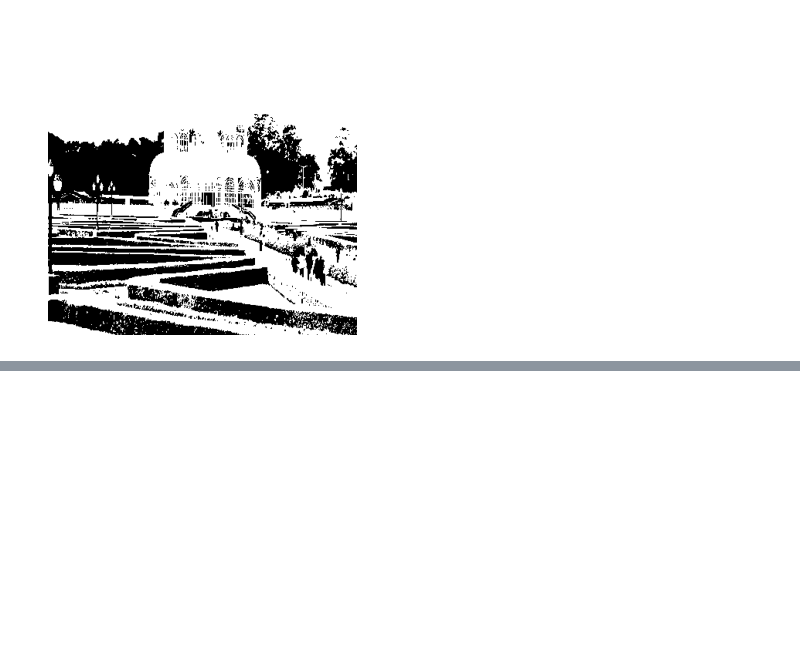
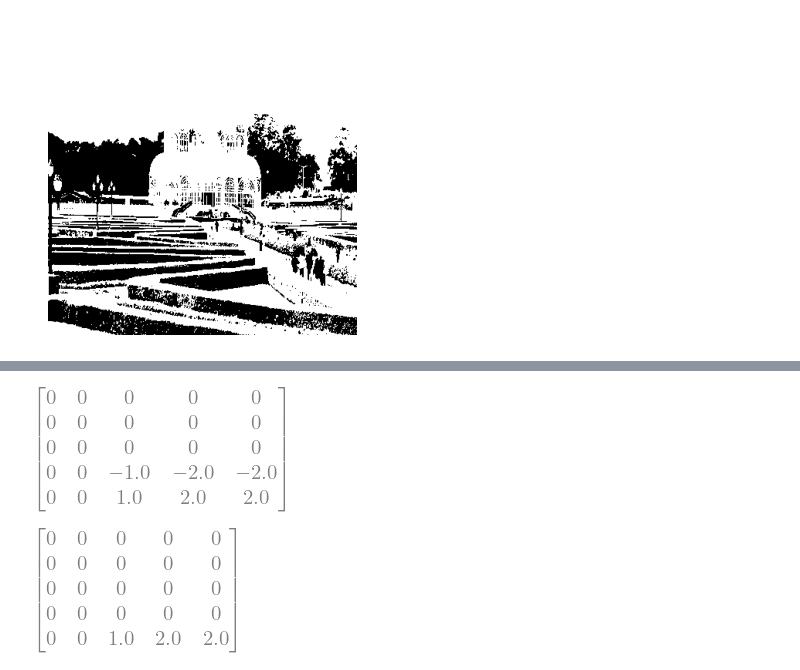
Before and after one commit to mumiavini/cv_vibrometry, a Jupyter notebook: Code/interesting.ipynb, the cells around one changed output, grey strips where cells are left out. Cells and saved outputs as stored; diff of their text form; code cells hidden in the pictures; blank space fills up the shorter version.

```diff
--- a/Code/interesting.ipynb
+++ b/Code/interesting.ipynb
@@ -170,0 +210,14 @@ plt.show()
+# %%
+image_filter = tf.nn.conv2d(
+    input=image,
+    filters=kernel,
+    strides=1,
+    padding='VALID',
+)
+image_detect = tf.nn.relu(image_filter)
+
+display(sympy.Matrix(tf.squeeze(image_filter).numpy()))
+display(sympy.Matrix(tf.squeeze(image_detect).numpy()))
+# %% [output]
+[figure, added]
+[figure, added]
```
Also changed, not shown: parts of 4 cells of this notebook, 1 other file.
